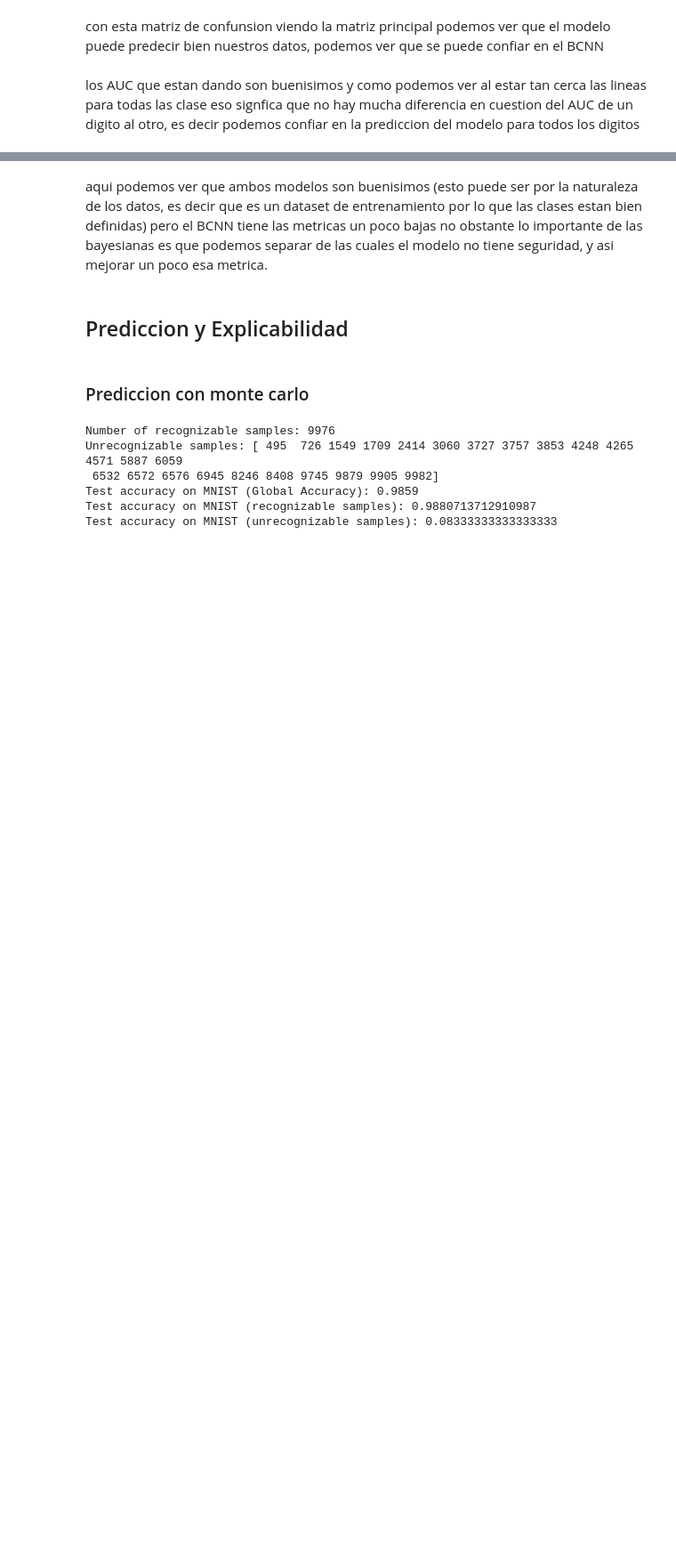
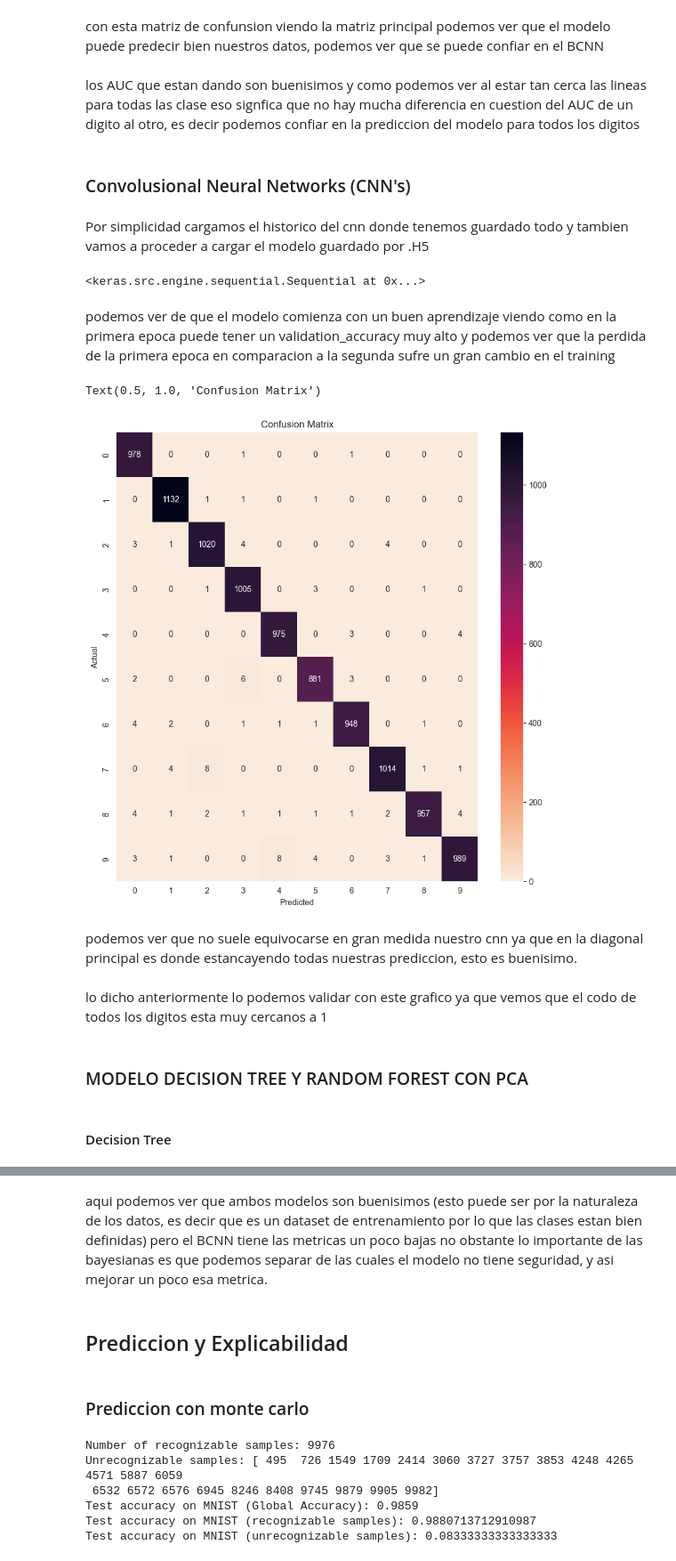
Before and after one commit to sabura02/jbook_mnist_final, a Jupyter notebook: _sources/modelos_mnist.ipynb, the cells around one changed output, grey strips where cells are left out. Shown: that part at 89% size. Saved outputs shown, nothing was run; the diff lists cells and outputs as text; code cells hidden in the pictures; blank space fills up the shorter version.

```diff
--- a/_sources/modelos_mnist.ipynb
+++ b/_sources/modelos_mnist.ipynb
@@ -230,7 +234,7 @@ def fetch_csv_from_url(url):
 
 url1 = 'https://github.com/vesgac/Visualizaci-n/raw/main/mnist_bcnn_history.csv'
 history_bcnn = fetch_csv_from_url(url1)
-url3 = 'https://github.com/vesgac/Visualizaci-n/raw/main/resultados.csv'
+url3 = 'https://github.com/vesgac/Visualizaci-n/raw/main/resultados_4.csv'
 resultados = fetch_csv_from_url(url3)
 
 
@@ -342,3 +346,13 @@ def plot_multiclass_roc(y_test, y_pred, num_classes):
 plot_multiclass_roc(resultados["Test"],resultados["normal_bnn"],10)
 # %% [markdown]
 los AUC que estan dando son buenisimos y como podemos ver al estar tan cerca las lineas para todas las clase eso signfica que no hay mucha diferencia en cuestion del AUC de un digito al otro, es decir podemos confiar en la prediccion del modelo para todos los digitos
+# %% [markdown]
+### Convolusional Neural Networks (CNN's)
+# %% [markdown]
+Por simplicidad cargamos el historico del cnn donde tenemos guardado todo y tambien vamos a proceder a cargar el modelo guardado por .H5
+# %%
+url1 = 'https://github.com/vesgac/Visualizaci-n/raw/main/mnist_cnn_history.csv'
+history_cnn = fetch_csv_from_url(url1)
+model_cnn
+# %% [output]
+<keras.src.engine.sequential.Sequential at 0x...>
@@ -344,0 +390,19 @@ los AUC que estan dando son buenisimos y como podemos ver al estar tan cerca las
+# %% [markdown]
+podemos ver de que el modelo comienza con un buen aprendizaje viendo como en la primera epoca puede tener un validation_accuracy muy alto y podemos ver que la perdida de la primera epoca en comparacion a la segunda sufre un gran cambio en el training
+# %%
+# Calcular la matriz de confusión
+conf_mat = confusion_matrix(resultados["Test"],resultados["normal_cnn"])
+# Visualiza la matriz de confusión usando Seaborn y Matplotlib
+fig, ax = plt.subplots(figsize=(10, 10))
+sns.heatmap(conf_mat, annot=True, fmt='d',
+                xticklabels=[f'{i}' for i in range(10)],
+                yticklabels=[f'{i}' for i in range(10)],
+                cmap="rocket_r")
+plt.ylabel('Actual')
+plt.xlabel('Predicted')
+plt.title('Confusion Matrix')
+# %% [output]
+Text(0.5, 1.0, 'Confusion Matrix')
+[figure, added]
+# %% [markdown]
+podemos ver que no suele equivocarse en gran medida nuestro cnn ya que en la diagonal principal es donde estancayendo todas nuestras prediccion, esto es buenisimo.
@@ -344,0 +449,6 @@ los AUC que estan dando son buenisimos y como podemos ver al estar tan cerca las
+# %% [markdown]
+lo dicho anteriormente lo podemos validar con este grafico ya que vemos que el codo de todos los digitos esta muy cercanos a 1
+# %% [markdown]
+### MODELO DECISION TREE Y RANDOM FOREST CON PCA
+# %% [markdown]
+#### Decision Tree
```
Also changed, not shown: parts of 17 cells of this notebook, 7 other files.
